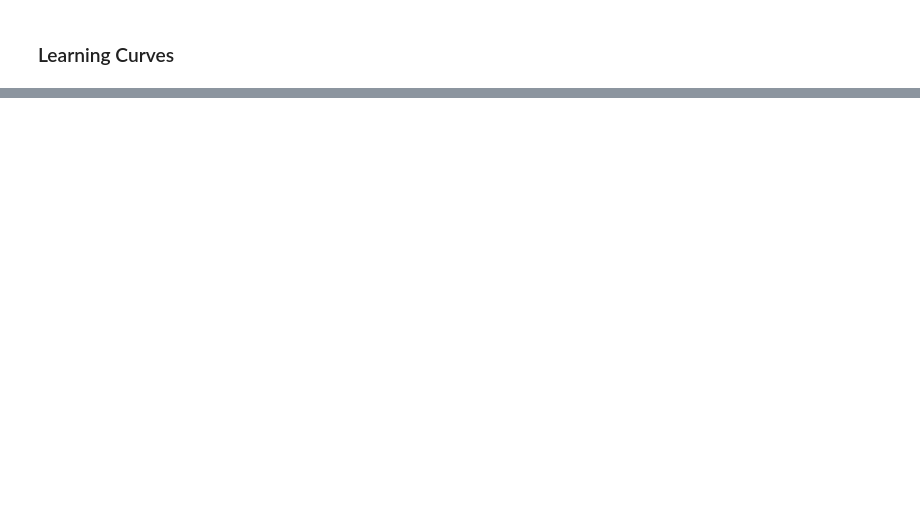
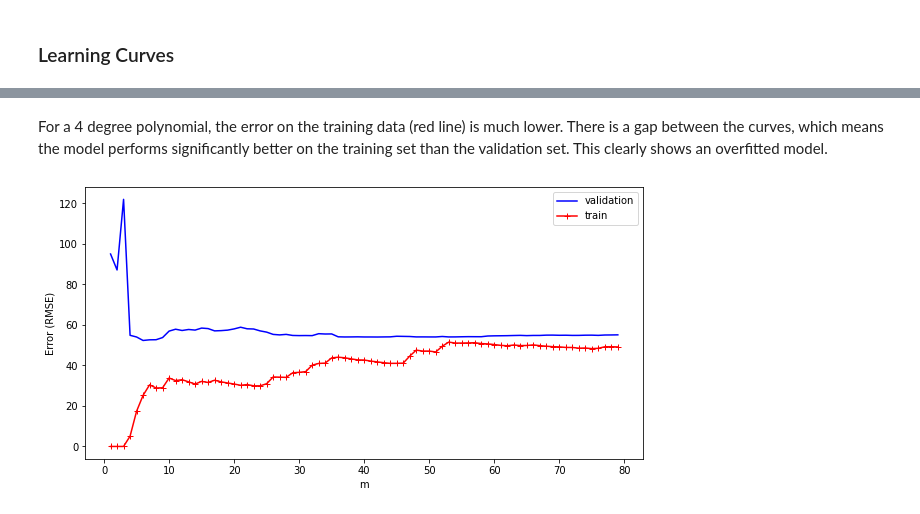
Before and after one commit to bryanblackbee/topic__hands-on-machine-learning, a Jupyter notebook: chap04/04-textbook-training-models-02.ipynb, the cells around one changed output, grey strips where cells are left out. Saved outputs shown, nothing was run; the diff lists cells and outputs as text; code cells hidden in the pictures; blank space fills up the shorter version.

```diff
--- a/chap04/04-textbook-training-models-02.ipynb
+++ b/chap04/04-textbook-training-models-02.ipynb
@@ -68,0 +109,11 @@ plt.show()
+# %% [markdown]
+For a 4 degree polynomial, the error on the training data (red line) is much lower. There is a gap between the curves, which means the model performs significantly better on the training set than the validation set. This clearly shows an overfitted model.
+# %%
+# 2 degree polynomial
+poly2_features = PolynomialFeatures(degree=2, include_bias=False)
+X_b = np.c_[X]
+X2_poly = poly2_features.fit_transform(X_b)
+
+plot_learning_curves(lin_reg, X2_poly, y)
+# %% [output]
+[figure, added]
```
Also changed, not shown: parts of 11 cells of this notebook.
